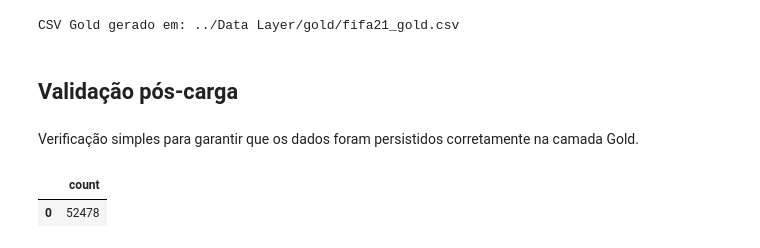
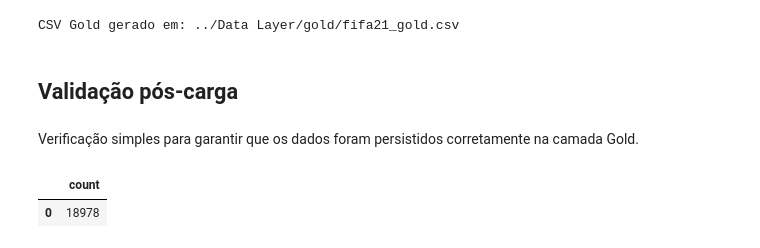
Before and after one commit to WillxBernardo/DataEngineeringApplication, a Jupyter notebook: Transformer/etl_silver_to_gold.ipynb, the cells around one changed output. Saved outputs shown, nothing was run; the diff lists cells and outputs as text; code cells hidden in the pictures.

```diff
--- a/Transformer/etl_silver_to_gold.ipynb
+++ b/Transformer/etl_silver_to_gold.ipynb
@@ -355,9 +449,9 @@ Verificação simples para garantir que os dados
 foram persistidos corretamente na camada Gold.
 # %%
 pd.read_sql(
-    "SELECT COUNT(*) FROM dw.fat_ply_stats",
+    "SELECT COUNT(*) FROM dw.fat_ply_sts",
     engine
 )
 # %% [output]
 |  | count |
-| 0 | 52478 |
+| 0 | 18978 |
```
Also changed, not shown: parts of 10 cells of this notebook, 3 other files.
